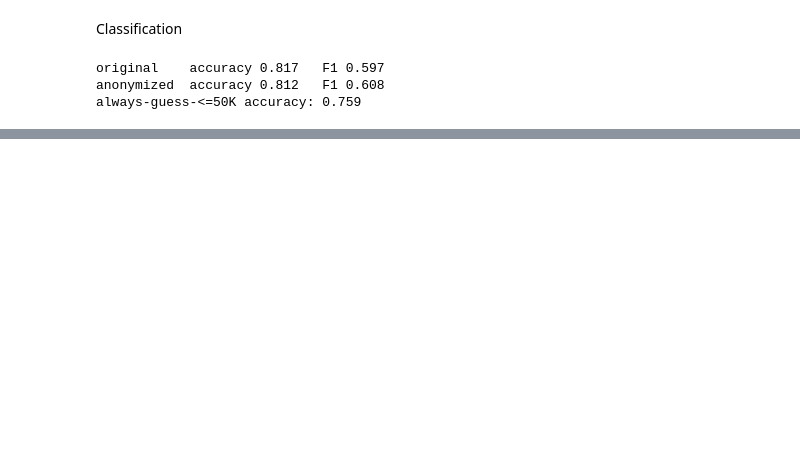
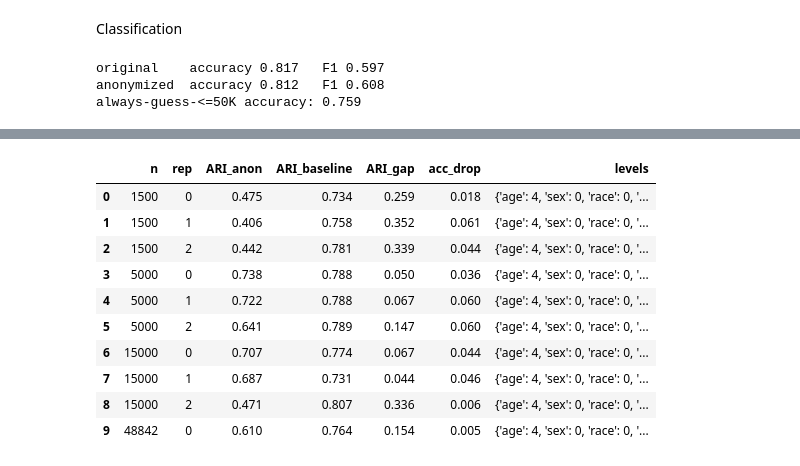
Before and after one commit to Shadid-dev/INSE6180-cluster-anonymization, a Jupyter notebook: INSE6180_cluster_anonymization.ipynb, the cells around one changed output, grey strips where cells are left out. Drawn from its saved outputs; the diff is of its cells as text; code cells hidden in the pictures; blank space fills up the shorter version.

```diff
--- a/INSE6180_cluster_anonymization.ipynb
+++ b/INSE6180_cluster_anonymization.ipynb
@@ -243,0 +287,14 @@ always-guess-<=50K accuracy: 0.759
+# %%
+exp1 = []
+for n in [1500, 5000, 15000, len(df)]:
+    reps = 3 if n < len(df) else 1
+    for rep in range(reps):
+        sample = df.sample(n=n, random_state=rep) if n < len(df) else df
+        r = run_one(sample, QIS)
+        r["rep"] = rep
+        exp1.append(r)
+        print("done: n =", n, "rep", rep)
+
+exp1 = pd.DataFrame(exp1)
+exp1.groupby("n")[["deleted_%", "ARI_anon", "ARI_baseline", "ARI_gap",
+                   "acc_orig", "acc_anon", "acc_drop"]].mean().round(3)
@@ -243,0 +318,14 @@ always-guess-<=50K accuracy: 0.759
+# %%
+exp1[["n", "rep", "ARI_anon", "ARI_baseline", "ARI_gap", "acc_drop", "levels"]].round(3)
+# %% [output]
+|  | n | rep | ARI_anon | ARI_baseline | ARI_gap | acc_drop | levels |
+| 0 | 1500 | 0 | 0.475 | 0.734 | 0.259 | 0.018 | {'age': 4, 'sex': 0, 'race': 0, '... |
+| 1 | 1500 | 1 | 0.406 | 0.758 | 0.352 | 0.061 | {'age': 4, 'sex': 0, 'race': 0, '... |
+| 2 | 1500 | 2 | 0.442 | 0.781 | 0.339 | 0.044 | {'age': 4, 'sex': 0, 'race': 0, '... |
+| 3 | 5000 | 0 | 0.738 | 0.788 | 0.050 | 0.036 | {'age': 4, 'sex': 0, 'race': 0, '... |
+| 4 | 5000 | 1 | 0.722 | 0.788 | 0.067 | 0.060 | {'age': 4, 'sex': 0, 'race': 0, '... |
+| 5 | 5000 | 2 | 0.641 | 0.789 | 0.147 | 0.060 | {'age': 4, 'sex': 0, 'race': 0, '... |
+| 6 | 15000 | 0 | 0.707 | 0.774 | 0.067 | 0.044 | {'age': 4, 'sex': 0, 'race': 0, '... |
+| 7 | 15000 | 1 | 0.687 | 0.731 | 0.044 | 0.046 | {'age': 4, 'sex': 0, 'race': 0, '... |
+| 8 | 15000 | 2 | 0.471 | 0.807 | 0.336 | 0.006 | {'age': 4, 'sex': 0, 'race': 0, '... |
+| 9 | 48842 | 0 | 0.610 | 0.764 | 0.154 | 0.005 | {'age': 4, 'sex': 0, 'race': 0, '... |
```
Also changed, not shown: parts of 8 cells of this notebook.
